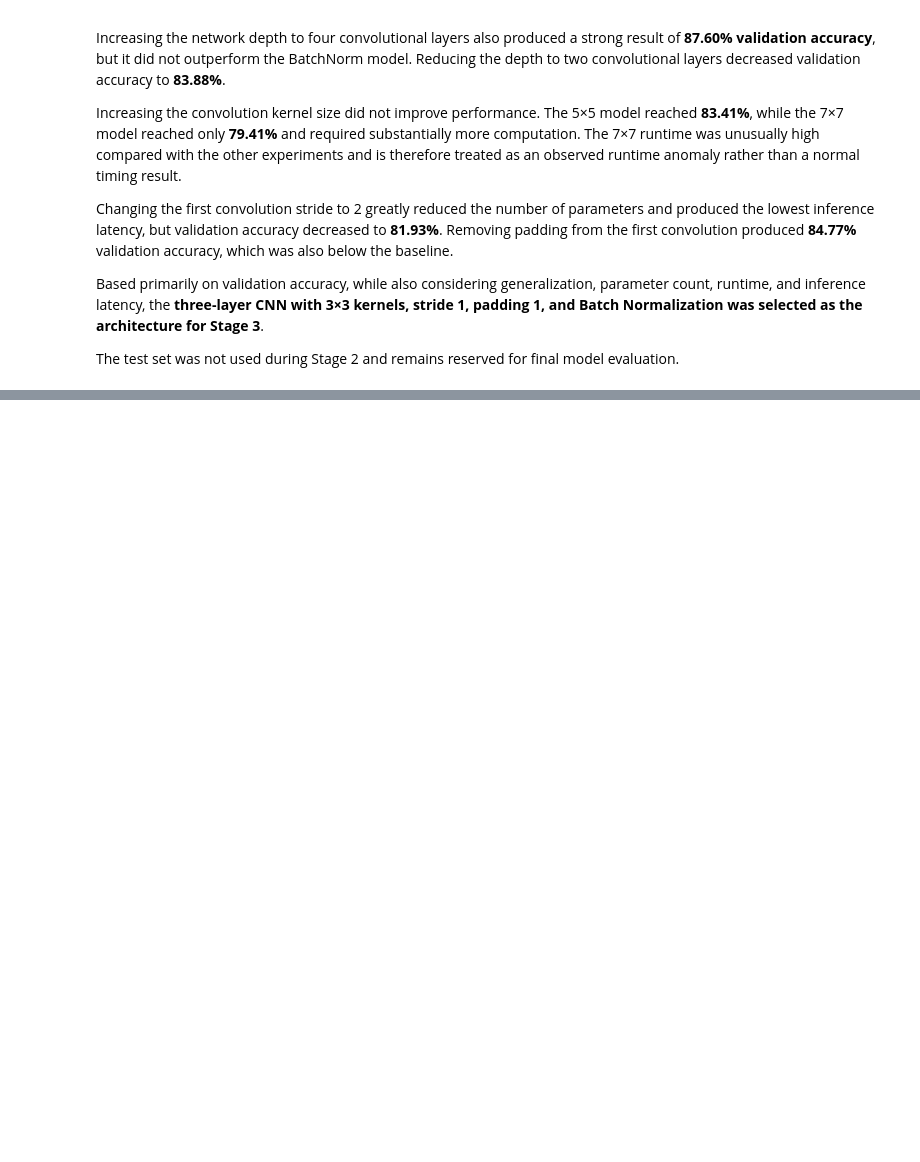
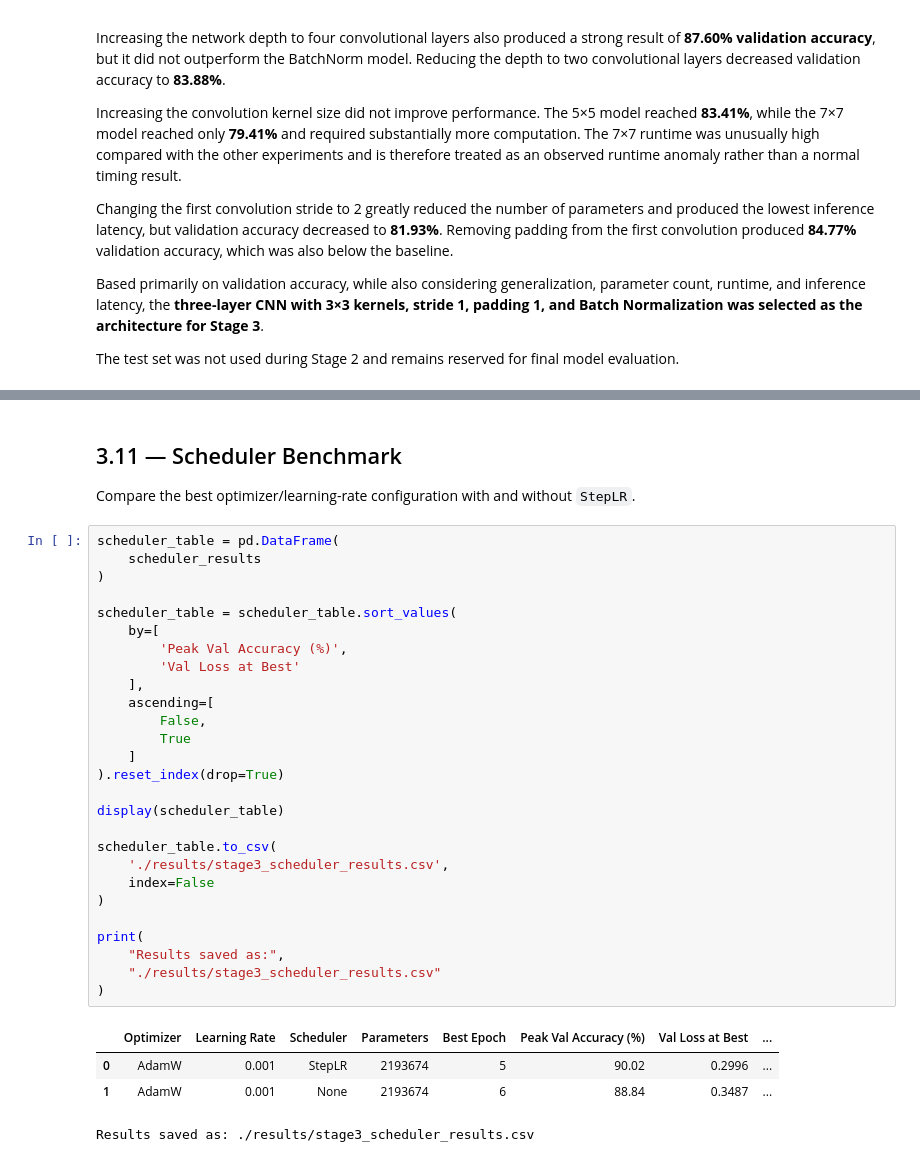
Before and after one commit to amarfarshoukh/EuroSAT_Project, a Jupyter notebook: notebooks/EuroSAT_Project.ipynb, the cells around one changed output, grey strips where cells are left out. Cells and saved outputs as stored; diff of their text form; blank space fills up the shorter version.

```diff
--- a/notebooks/EuroSAT_Project.ipynb
+++ b/notebooks/EuroSAT_Project.ipynb
@@ -1352,0 +1935,36 @@ The test set was not used during Stage 2 and remains reserved for final model ev
+# %% [markdown]
+## 3.11 — Scheduler Benchmark
+
+Compare the best optimizer/learning-rate configuration with and without `StepLR`.
+# %%
+scheduler_table = pd.DataFrame(
+    scheduler_results
+)
+
+scheduler_table = scheduler_table.sort_values(
+    by=[
+        'Peak Val Accuracy (%)',
+        'Val Loss at Best'
+    ],
+    ascending=[
+        False,
+        True
+    ]
+).reset_index(drop=True)
+
+display(scheduler_table)
+
+scheduler_table.to_csv(
+    './results/stage3_scheduler_results.csv',
+    index=False
+)
+
+print(
+    "Results saved as:",
+    "./results/stage3_scheduler_results.csv"
+)
+# %% [output]
+|  | Optimizer | Learning Rate | Scheduler | Parameters | Best Epoch | Peak Val Accuracy (%) | Val Loss at Best | ... |
+| 0 | AdamW | 0.001 | StepLR | 2193674 | 5 | 90.02 | 0.2996 | ... |
+| 1 | AdamW | 0.001 | None | 2193674 | 6 | 88.84 | 0.3487 | ... |
+Results saved as: ./results/stage3_scheduler_results.csv
```
Also changed, not shown: parts of 24 cells of this notebook, 5 other files.
